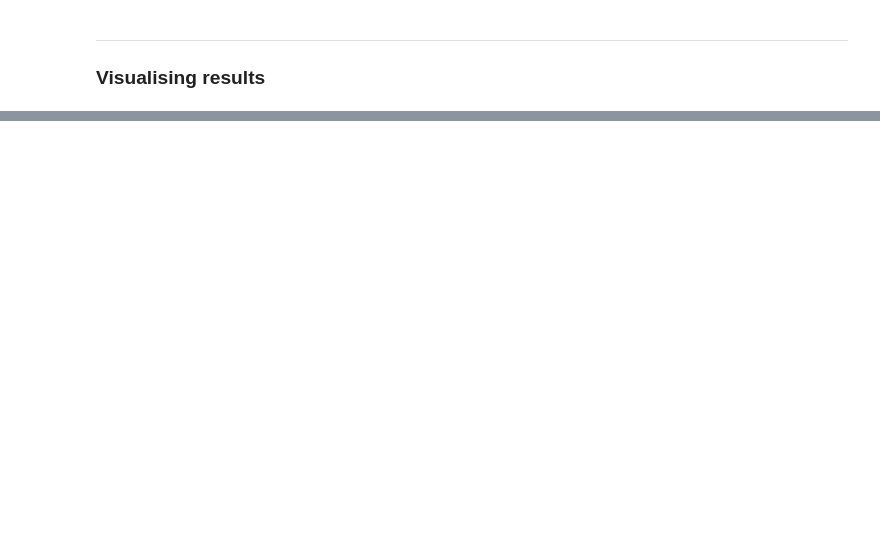
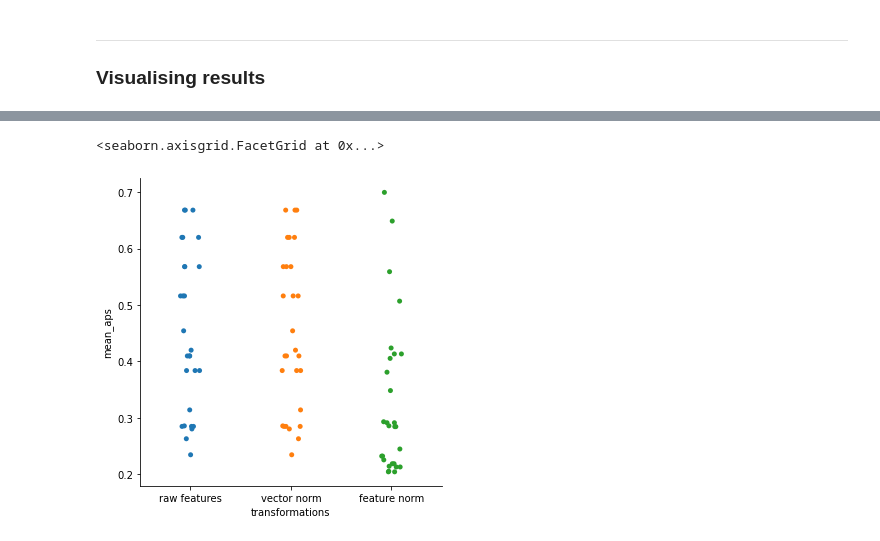
Before and after one commit to S-Arbor/Image-Retrieval-Project, a Jupyter notebook: sift_evaluator.ipynb, the cells around one changed output, grey strips where cells are left out. Cells and saved outputs as stored; diff of their text form; code cells hidden in the pictures; blank space fills up the shorter version.

```diff
--- a/sift_evaluator.ipynb
+++ b/sift_evaluator.ipynb
@@ -370,0 +459,5 @@ ____
+# %%
+sns.catplot(x="transformations", y="mean_aps", data=results_df)
+# %% [output]
+<seaborn.axisgrid.FacetGrid at 0x...>
+[figure, added]
```
Also changed, not shown: parts of 14 cells of this notebook.
